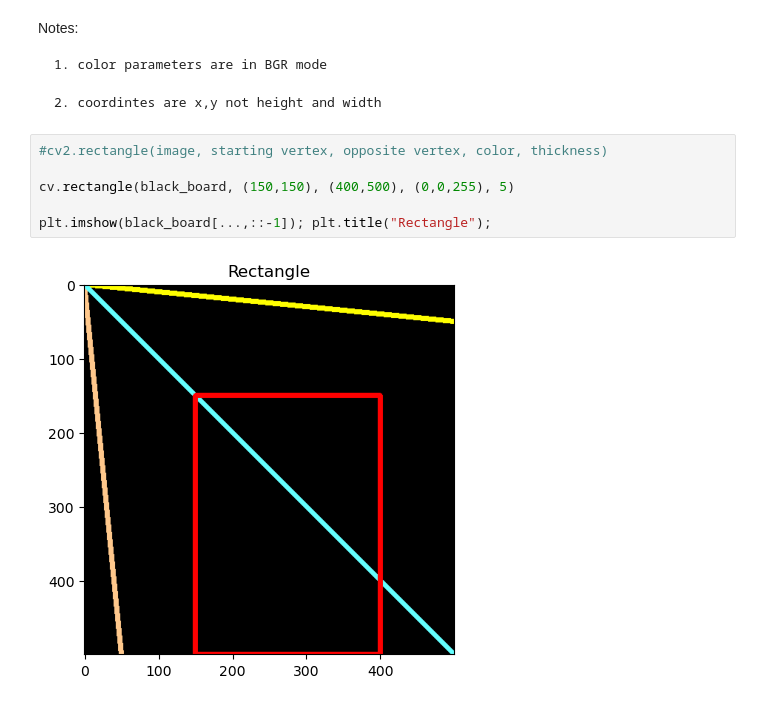
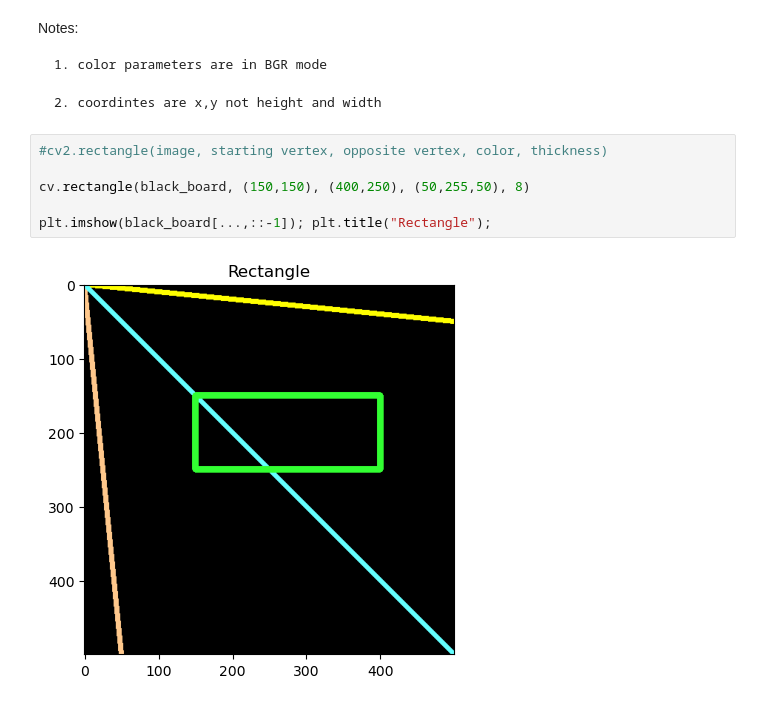
Before and after one commit to Abtinz/Computer-Vision-OpenCV-Yolo, a Jupyter notebook: OpenCV/image processing/shapes and vocabs/shapes_and_vocabs.ipynb, the cells around one changed output. Drawn from its saved outputs; the diff is of its cells as text.

```diff
--- a/OpenCV/image processing/shapes and vocabs/shapes_and_vocabs.ipynb
+++ b/OpenCV/image processing/shapes and vocabs/shapes_and_vocabs.ipynb
@@ -30,8 +30,8 @@ Notes:
 # %%
 #cv2.rectangle(image, starting vertex, opposite vertex, color, thickness)
 
-cv.rectangle(black_board, (150,150), (400,500), (0,0,255), 5)
+cv.rectangle(black_board, (150,150), (400,250), (50,255,50), 8)
 
 plt.imshow(black_board[...,::-1]); plt.title("Rectangle");
 # %% [output]
-[figure, old version]
+[figure, new version]
```
Also changed, not shown: parts of 1 cell of this notebook.
